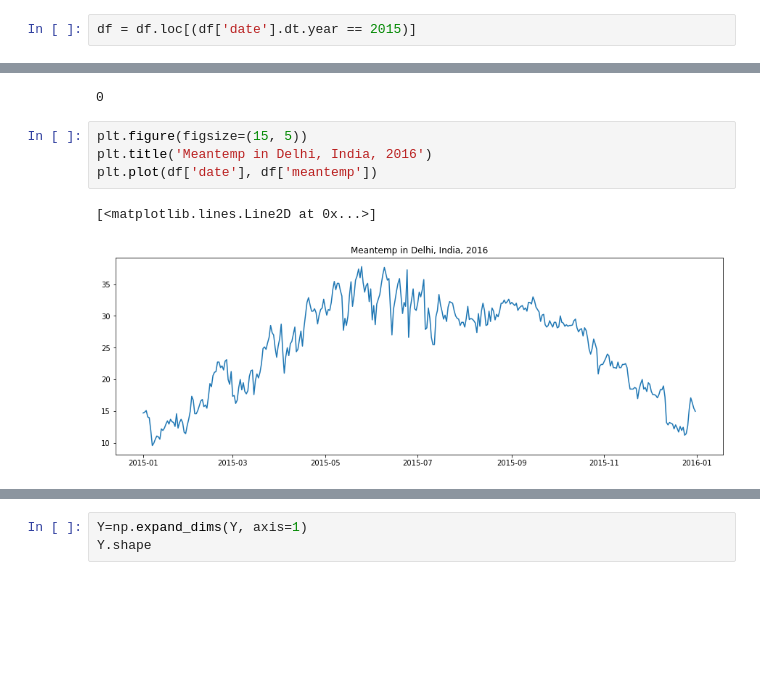
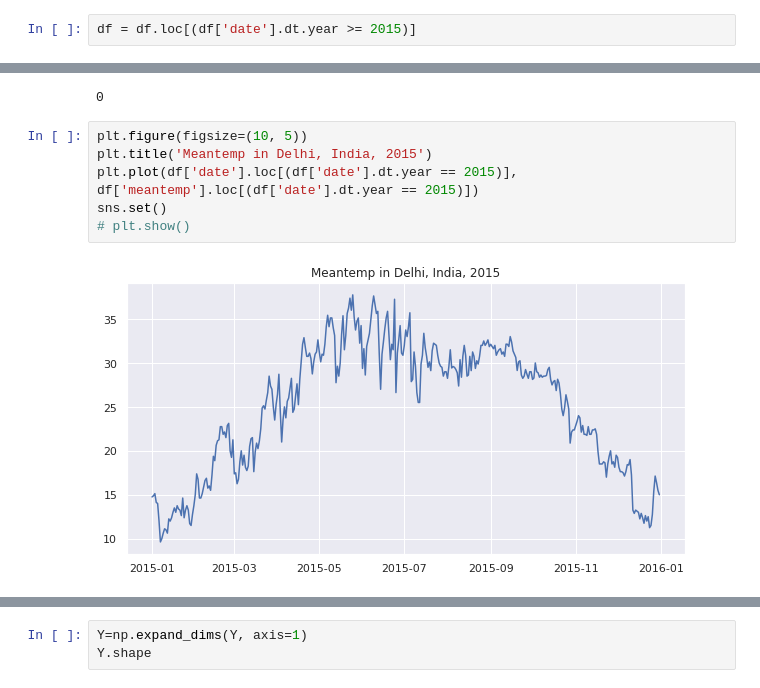
Before and after one commit to kae4ka/university-hometasks, a Jupyter notebook: INS.ipynb, the cells around one changed output, grey strips where cells are left out. Saved outputs shown, nothing was run; the diff lists cells and outputs as text; blank space fills up the shorter version.

```diff
--- a/INS.ipynb
+++ b/INS.ipynb
@@ -862,5 +906,5 @@ memory usage: 57.2+ KB
 # %%
 df['date'] = pd.to_datetime(df['date'])
 # %%
-df = df.loc[(df['date'].dt.year == 2015)]
+df = df.loc[(df['date'].dt.year >= 2015)]
 # %%
@@ -888,11 +932,12 @@ df.isna().sum().sum()
 # %% [output]
 0
 # %%
-plt.figure(figsize=(15, 5))
-plt.title('Meantemp in Delhi, India, 2016')
-plt.plot(df['date'], df['meantemp'])
+plt.figure(figsize=(10, 5))
+plt.title('Meantemp in Delhi, India, 2015')
+plt.plot(df['date'].loc[(df['date'].dt.year == 2015)], df['meantemp'].loc[(df['date'].dt.year == 2015)])
+sns.set()
+# plt.show()
 # %% [output]
-[<matplotlib.lines.Line2D at 0x...>]
-[figure, old version]
+[figure, new version]
 # %%
 %%time
```
Also changed, not shown: parts of 31 cells of this notebook.
